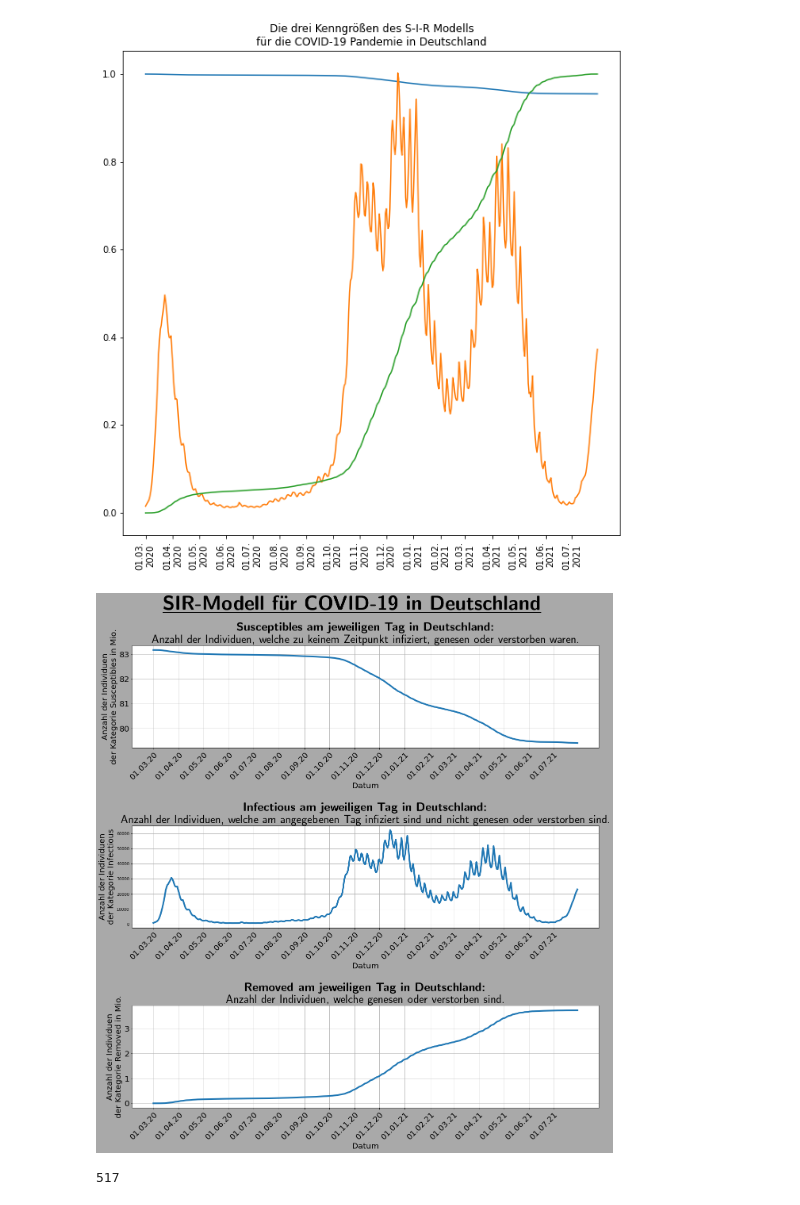
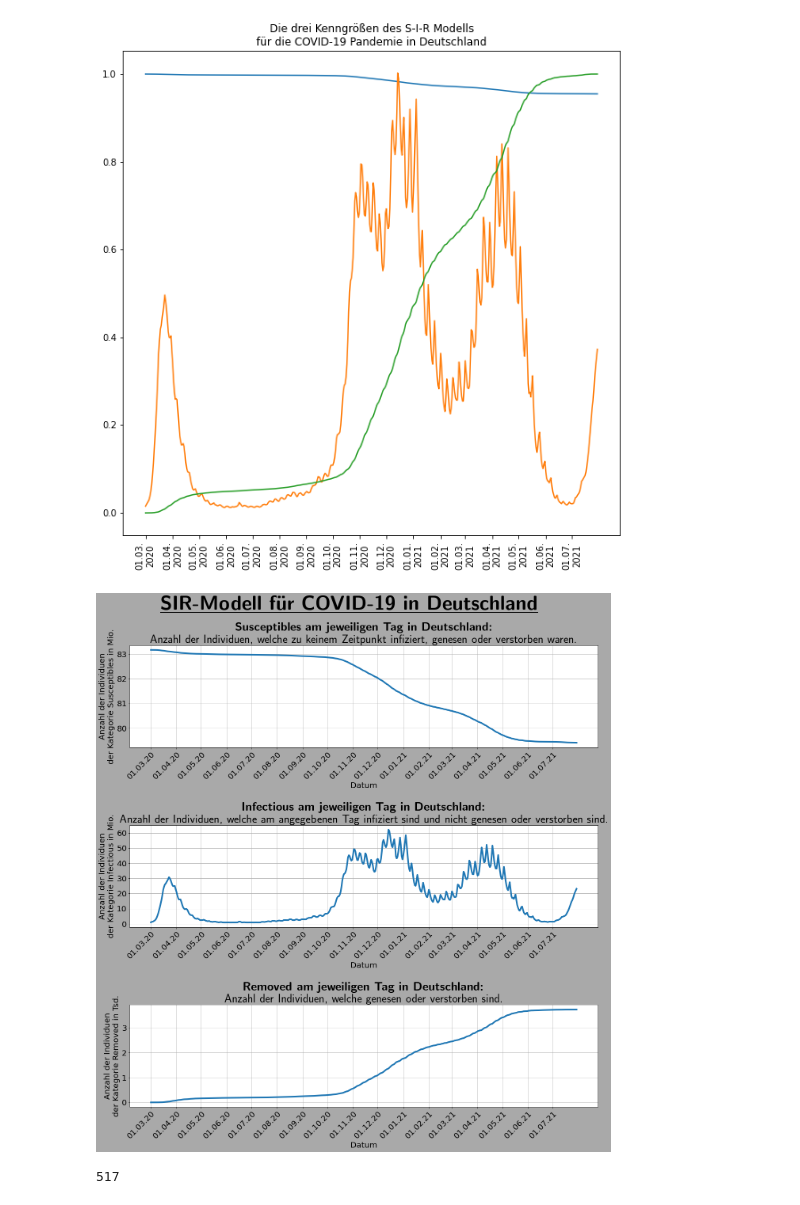
Before and after one commit to leanderbuerkin/Bachelorarbeit, a Jupyter notebook: programms/SIR-modell/SIR-modell.ipynb, the cells around one changed output. Cells and saved outputs as stored; diff of their text form; code cells hidden in the pictures.

```diff
--- a/programms/SIR-modell/SIR-modell.ipynb
+++ b/programms/SIR-modell/SIR-modell.ipynb
@@ -297,8 +297,9 @@ axis.plot(dates_unixtime, [(germany_population - germany_cases_acc[i])
 # infectious
 axis = ax[1]
 plt.sca(axis)
-plt.ylabel("Anzahl der Individuen\nder Kategorie Infectious", fontsize=20)
+plt.ylabel("Anzahl der Individuen\nder Kategorie Infectious in Mio.", fontsize=20)
 plt.xlabel("Datum", fontsize=20)
+plt.yticks([0, 10000,20000,30000,40000,50000,60000], [0,10,20,30,40,50,60], fontsize=20)
 plt.xticks(first_days_of_months_unixtime,
            [e[:6] + e[-2:] for e in first_days_of_months_utc],
            rotation=45, ha="right", rotation_mode="anchor", fontsize=20)
@@ -309,35 +310,35 @@ plt.title(r"\textbf{Infectious am jeweiligen Tag in Deutschland:}"+
 axis.plot(dates_unixtime[:(len(dates_unixtime)//number_of_days)*number_of_days:number_of_days],
           [(sum(germany_cases_acc[i:i+number_of_days])
             - sum(germany_deaths_acc[i:i+number_of_days])
             - sum(germany_recovered_acc[i:i+number_of_days]))
            for i in range(0, (len(dates_unixtime)//number_of_days)*number_of_days,
                           number_of_days)], linewidth=4)
 
 # removed
 axis = ax[2]
 plt.sca(axis)
-plt.ylabel("Anzahl der Individuen\nder Kategorie Removed in Mio.", fontsize=20)
+plt.ylabel("Anzahl der Individuen\nder Kategorie Removed in Tsd.", fontsize=20)
 plt.yticks([0, 1000000,2000000,3000000,4000000], [0,1,2,3,4], fontsize=20)
 plt.xlabel("Datum", fontsize=20)
 plt.xticks(first_days_of_months_unixtime,
            [e[:6] + e[-2:] for e in first_days_of_months_utc],
            rotation=45, ha="right", rotation_mode="anchor", fontsize=20)
 plt.grid()
 plt.title(r"\textbf{Removed am jeweiligen Tag in Deutschland:}"+
           "\nAnzahl der Individuen, welche "+
           "genesen oder verstorben sind.", usetex=True, fontsize=30)
 plt.plot(dates_unixtime, [(germany_deaths_acc[i] + germany_recovered_acc[i])
                          for i in range(len(dates_unixtime))], linewidth=4)
 
 os.chdir(".."), os.chdir("..")    # move to correct directory
 # check if the needed directory is available - otherwise create it
 if not(os.path.isdir("results")): os.makedirs("results")
 if not(os.path.isdir("results/Ergebnisse")): os.makedirs("results/Ergebnisse")
 fig.tight_layout(h_pad=3.2)
 plt.savefig("results/Ergebnisse/SIR_Modell_Deutschland.png")
 os.chdir(SIR_modell_directory)    # return to original directory
 # %% [output]
-[figure, old version]
+[figure, new version]
 # %%
 len(dates_unixtime)//number_of_days
 # %% [output]
```
Also changed, not shown: 6 other files.
